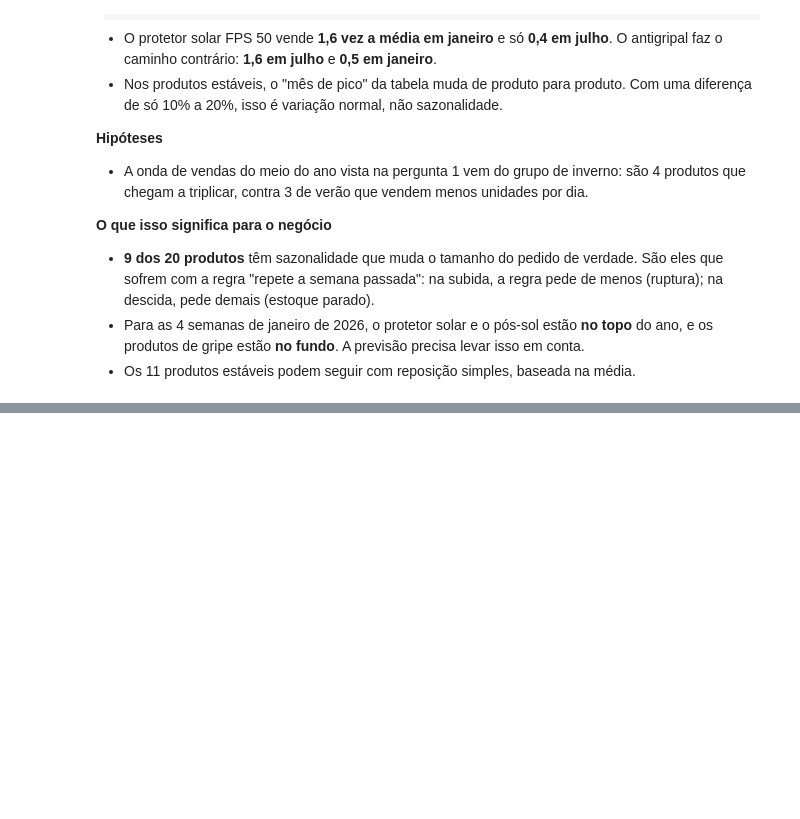
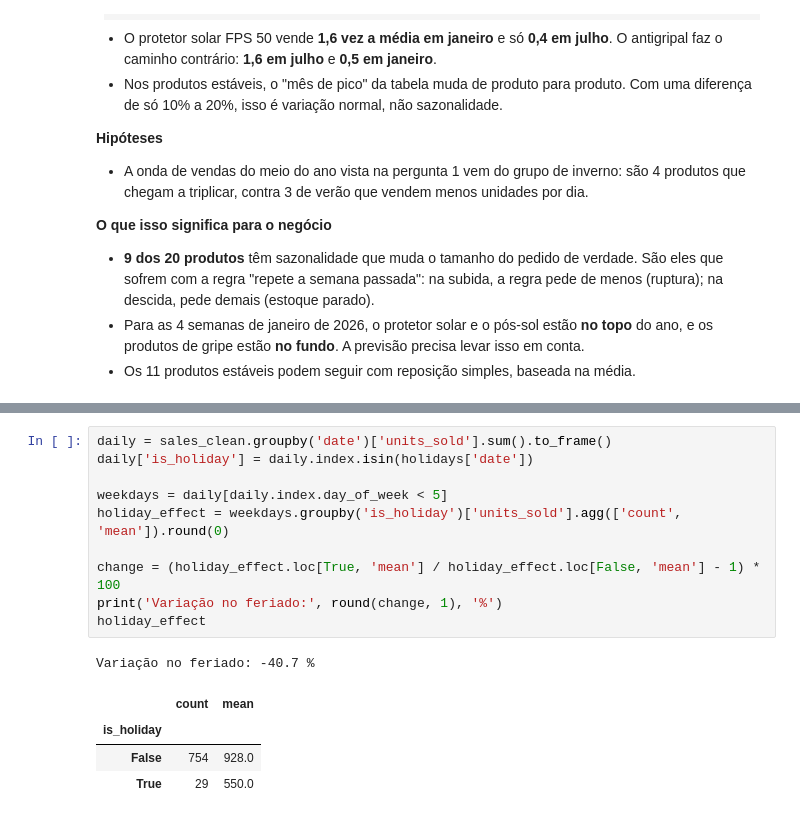
Before and after one commit to ricardo-paganini/pharmacy-demand-forecast, a Jupyter notebook: pharmacy_demand_forecast.ipynb, the cells around one changed output, grey strips where cells are left out. Drawn from its saved outputs; the diff is of its cells as text; blank space fills up the shorter version.

```diff
--- a/pharmacy_demand_forecast.ipynb
+++ b/pharmacy_demand_forecast.ipynb
@@ -490,0 +541,16 @@ Os produtos se dividem em 3 grupos bem claros:
+# %%
+daily = sales_clean.groupby('date')['units_sold'].sum().to_frame()
+daily['is_holiday'] = daily.index.isin(holidays['date'])
+
+weekdays = daily[daily.index.day_of_week < 5]
+holiday_effect = weekdays.groupby('is_holiday')['units_sold'].agg(['count', 'mean']).round(0)
+
+change = (holiday_effect.loc[True, 'mean'] / holiday_effect.loc[False, 'mean'] - 1) * 100
+print('Variação no feriado:', round(change, 1), '%')
+holiday_effect
+# %% [output]
+Variação no feriado: -40.7 %
+|  | count | mean |
+| is_holiday |  |  |
+| False | 754 | 928.0 |
+| True | 29 | 550.0 |
```
Also changed, not shown: parts of 4 cells of this notebook.
